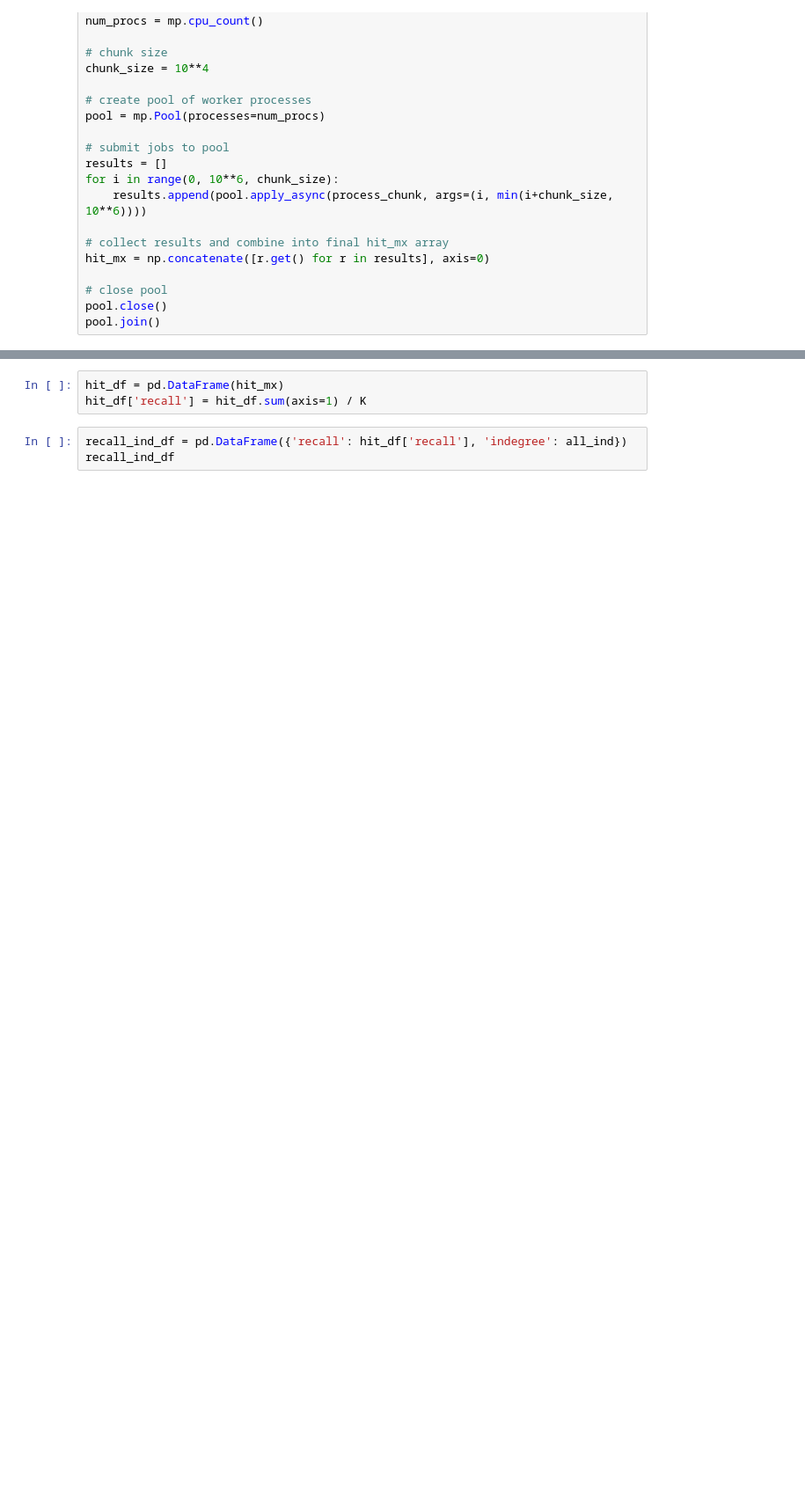
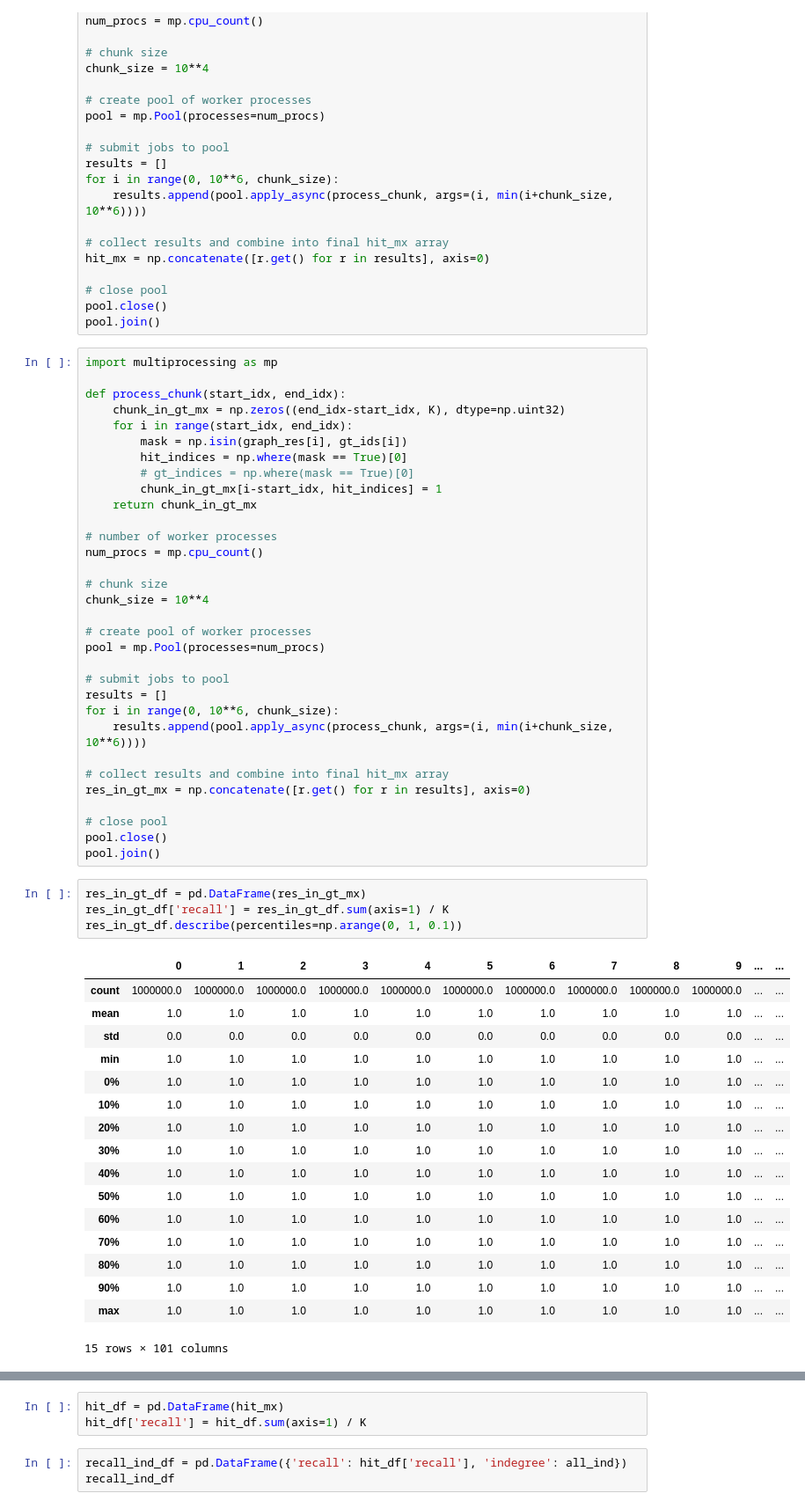
Before and after one commit to matchyc/contest_kgraph, a Jupyter notebook: graph_analyze.ipynb, the cells around one changed output, grey strips where cells are left out. Shown at 88% size. Drawn from its saved outputs; the diff is of its cells as text; blank space fills up the shorter version.

```diff
--- a/graph_analyze.ipynb
+++ b/graph_analyze.ipynb
@@ -172,3 +180,57 @@ hit_mx = np.concatenate([r.get() for r in results], axis=0)
 # close pool
 pool.close()
 pool.join()
+# %%
+import multiprocessing as mp
+
+def process_chunk(start_idx, end_idx):
+    chunk_in_gt_mx = np.zeros((end_idx-start_idx, K), dtype=np.uint32)
+    for i in range(start_idx, end_idx):
+        mask = np.isin(graph_res[i], gt_ids[i])
+        hit_indices = np.where(mask == True)[0]
+        # gt_indices = np.where(mask == True)[0]
+        chunk_in_gt_mx[i-start_idx, hit_indices] = 1
+    return chunk_in_gt_mx
+
+# number of worker processes
+num_procs = mp.cpu_count()
+
+# chunk size
+chunk_size = 10**4
+
+# create pool of worker processes
+pool = mp.Pool(processes=num_procs)
+
+# submit jobs to pool
+results = []
+for i in range(0, 10**6, chunk_size):
+    results.append(pool.apply_async(process_chunk, args=(i, min(i+chunk_size, 10**6))))
+
+# collect results and combine into final hit_mx array
+res_in_gt_mx = np.concatenate([r.get() for r in results], axis=0)
+
+# close pool
+pool.close()
+pool.join()
+# %%
+res_in_gt_df = pd.DataFrame(res_in_gt_mx)
+res_in_gt_df['recall'] = res_in_gt_df.sum(axis=1) / K
+res_in_gt_df.describe(percentiles=np.arange(0, 1, 0.1))
+# %% [output]
+|  | 0 | 1 | 2 | 3 | 4 | 5 | 6 | 7 | 8 | 9 | ... | ... |
+| count | 1000000.0 | 1000000.0 | 1000000.0 | 1000000.0 | 1000000.0 | 1000000.0 | 1000000.0 | 1000000.0 | 1000000.0 | 1000000.0 | ... | ... |
+| mean | 1.0 | 1.0 | 1.0 | 1.0 | 1.0 | 1.0 | 1.0 | 1.0 | 1.0 | 1.0 | ... | ... |
+| std | 0.0 | 0.0 | 0.0 | 0.0 | 0.0 | 0.0 | 0.0 | 0.0 | 0.0 | 0.0 | ... | ... |
+| min | 1.0 | 1.0 | 1.0 | 1.0 | 1.0 | 1.0 | 1.0 | 1.0 | 1.0 | 1.0 | ... | ... |
+| 0% | 1.0 | 1.0 | 1.0 | 1.0 | 1.0 | 1.0 | 1.0 | 1.0 | 1.0 | 1.0 | ... | ... |
+| 10% | 1.0 | 1.0 | 1.0 | 1.0 | 1.0 | 1.0 | 1.0 | 1.0 | 1.0 | 1.0 | ... | ... |
+| 20% | 1.0 | 1.0 | 1.0 | 1.0 | 1.0 | 1.0 | 1.0 | 1.0 | 1.0 | 1.0 | ... | ... |
+| 30% | 1.0 | 1.0 | 1.0 | 1.0 | 1.0 | 1.0 | 1.0 | 1.0 | 1.0 | 1.0 | ... | ... |
+| 40% | 1.0 | 1.0 | 1.0 | 1.0 | 1.0 | 1.0 | 1.0 | 1.0 | 1.0 | 1.0 | ... | ... |
+| 50% | 1.0 | 1.0 | 1.0 | 1.0 | 1.0 | 1.0 | 1.0 | 1.0 | 1.0 | 1.0 | ... | ... |
+| 60% | 1.0 | 1.0 | 1.0 | 1.0 | 1.0 | 1.0 | 1.0 | 1.0 | 1.0 | 1.0 | ... | ... |
+| 70% | 1.0 | 1.0 | 1.0 | 1.0 | 1.0 | 1.0 | 1.0 | 1.0 | 1.0 | 1.0 | ... | ... |
+| 80% | 1.0 | 1.0 | 1.0 | 1.0 | 1.0 | 1.0 | 1.0 | 1.0 | 1.0 | 1.0 | ... | ... |
+| 90% | 1.0 | 1.0 | 1.0 | 1.0 | 1.0 | 1.0 | 1.0 | 1.0 | 1.0 | 1.0 | ... | ... |
+| max | 1.0 | 1.0 | 1.0 | 1.0 | 1.0 | 1.0 | 1.0 | 1.0 | 1.0 | 1.0 | ... | ... |
+15 rows × 101 columns
```
Also changed, not shown: parts of 26 cells of this notebook, 27 other files.
